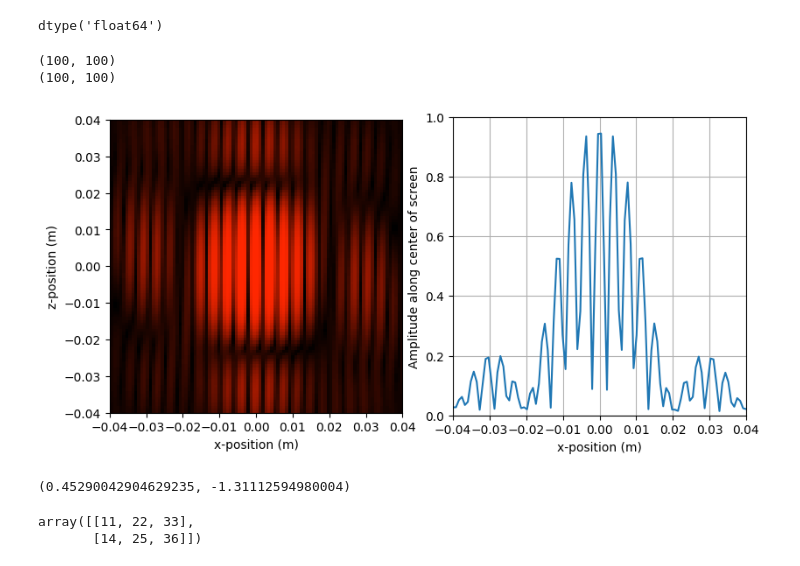
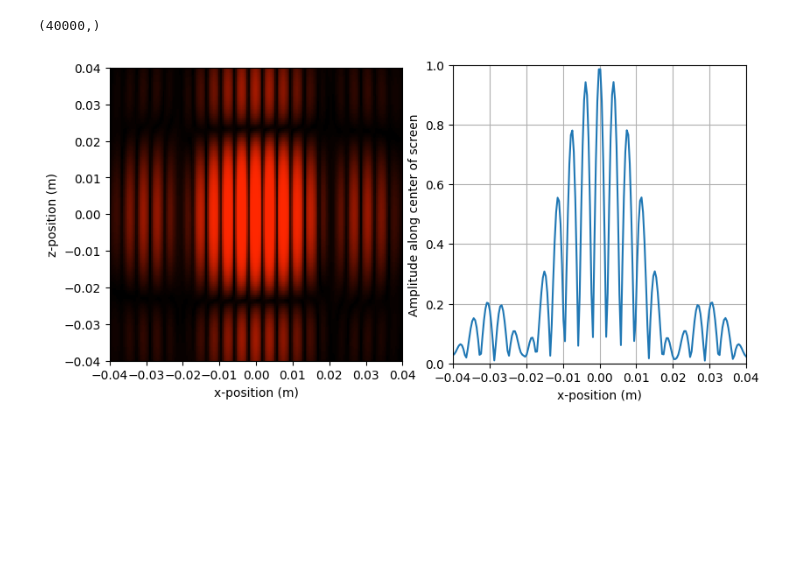
Before and after one commit to AlnisS/phys-331, a Jupyter notebook: diffraction.ipynb, the cells around one changed output. Drawn from its saved outputs; the diff is of its cells as text; code cells hidden in the pictures; blank space fills up the shorter version.

```diff
--- a/diffraction.ipynb
+++ b/diffraction.ipynb
@@ -29,7 +29,7 @@ wavelength *= 1E-9
 
 # render parameters
 enhance = True  # enhance dim light
-hi_res = False  # high resolution
+hi_res = True  # high resolution
 no_screen = False  # only show intensity along z=0 line on screen
 
 num_points = 1_000
@@ -393,12 +391,12 @@ def add_phasors(sources, targets, wavelength):
 # %%
-resolution = 100
+resolution_x = resolution
+resolution_z = resolution
 
-x_range = np.linspace(-screen_width/2, screen_width/2, resolution)
-z_range = np.linspace(-screen_width/2, screen_width/2, resolution)
+x_range = np.linspace(-screen_width/2, screen_width/2, resolution_x)
+z_range = np.linspace(-screen_width/2, screen_width/2, resolution_z)
 x_points, z_points = np.meshgrid(x_range, z_range)
-# targets = np.array([x_points, x_points * 0.0 + screen_y, z_points])
 
-resolution_1d = resolution ** 2
+resolution_1d = resolution_x * resolution_z
 x_1d = np.reshape(x_points, (resolution_1d,))
 z_1d = np.reshape(z_points, (resolution_1d,))
 y_1d = np.full((resolution_1d,), screen_y)
@@ -407,6 +405,3 @@ targets = np.zeros((resolution_1d, 3))
 targets[:, 0] = x_1d
 targets[:, 1] = y_1d
 targets[:, 2] = z_1d
-
-print(np.shape(targets))
-print(np.shape(r_sources))
@@ -432,46 +408,29 @@ print(tpmag)
-# %%
-np.finfo(np.double).precision
-tpmag.dtype
-# %% [output]
-dtype('float64')
-# %%
-print(np.shape(tpmag))
-print(np.shape(phasor_mag))
-# %% [output]
-(100, 100)
-(100, 100)
+# %%
+tpmag_1d = phasor_magnitudes(r_sources, targets, wavelength)
+print(np.shape(tpmag_1d))
+tpmag = np.reshape(tpmag_1d, (resolution_x, resolution_z))
+
+# tphasors = add_phasors(r_sources, targets, wavelength)
+# tpmag_1d = np.linalg.norm(tphasors, axis=1)
+# tpmag = np.reshape(tpmag_1d, (resolution, resolution))
+# %% [output]
+(40000,)
 # %%
 fig, (ax1, ax2) = plt.subplots(1, 2, figsize=(8,4))
 cmap = create_colormap(wavelength)
 fig.tight_layout()
 ax1.axis('square')
 ax1.set_ylabel("z-position (m)")
 ax1.set_ylim(-screen_width/2, screen_width/2)
 ax2.set_ylabel("Amplitude along center of screen")
 ax2.set_ylim(0.0, 1.0)
 ax1.set_xlabel("x-position (m)")
 ax1.set_xlim(-screen_width/2, screen_width/2)
 ax2.grid(True)
 ax2.set_xlabel("x-position (m)")
 ax2.set_xlim(-screen_width/2, screen_width/2)
 #phasor_mag = np.multiply(phasor_mag, phasor_mag>(4.604/np.sqrt(2*num_points)))
 plot2D = ax1.pcolor(x_points, z_points, tpmag, cmap=cmap, vmin=0, vmax=1)
-plot1D = ax2.plot(x_range, tpmag[int(resolution/2)])[0]
+plot1D = ax2.plot(x_range, tpmag[int(resolution_x/2)])[0]
 # %% [output]
-[figure, old version]
+[figure, new version]
-# %%
-ts = np.array([[1, 2, 3], [4, 5, 6]])
-tt = np.array([10, 20, 30])
-
-phasor_at(ts, tt, 1)
-# %% [output]
-(0.45290042904629235, -1.31112594980004)
-# %%
-test = np.array([[1, 2, 3], [4, 5, 6]])
-
-test2 = np.array([10, 20, 30])
-
-test + test2
-# %% [output]
-array([[11, 22, 33],
-       [14, 25, 36]])
```
Also changed, not shown: parts of 6 cells of this notebook.
